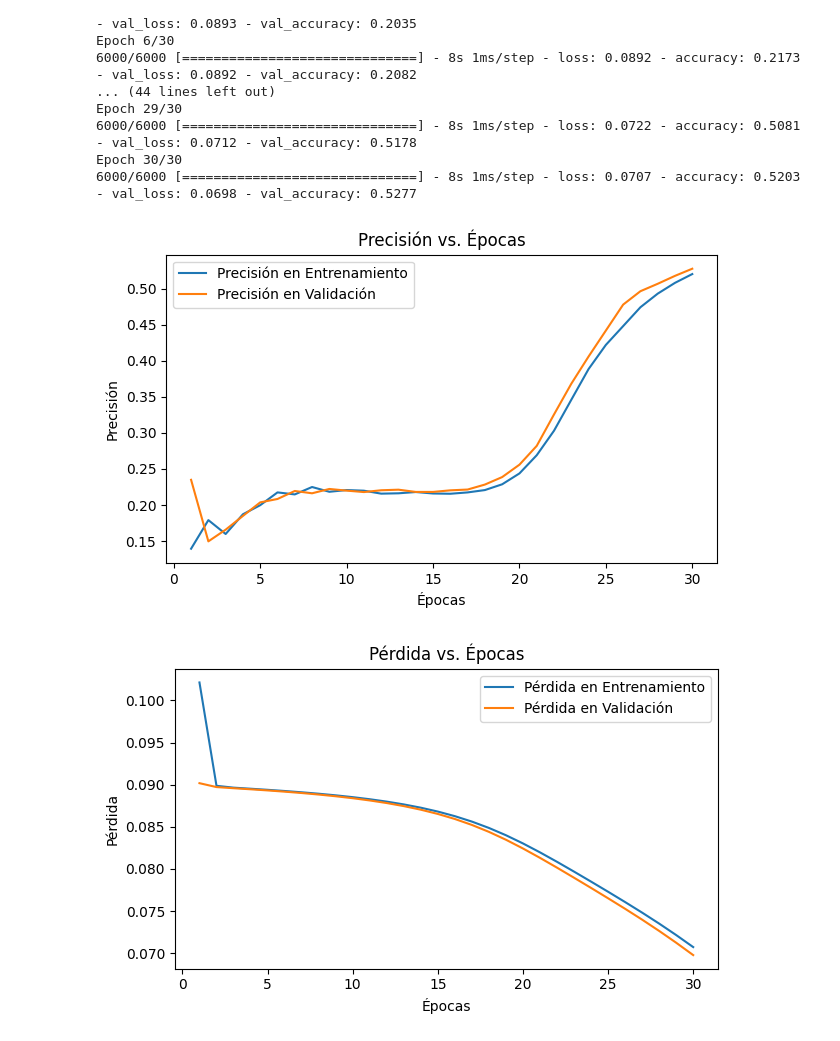
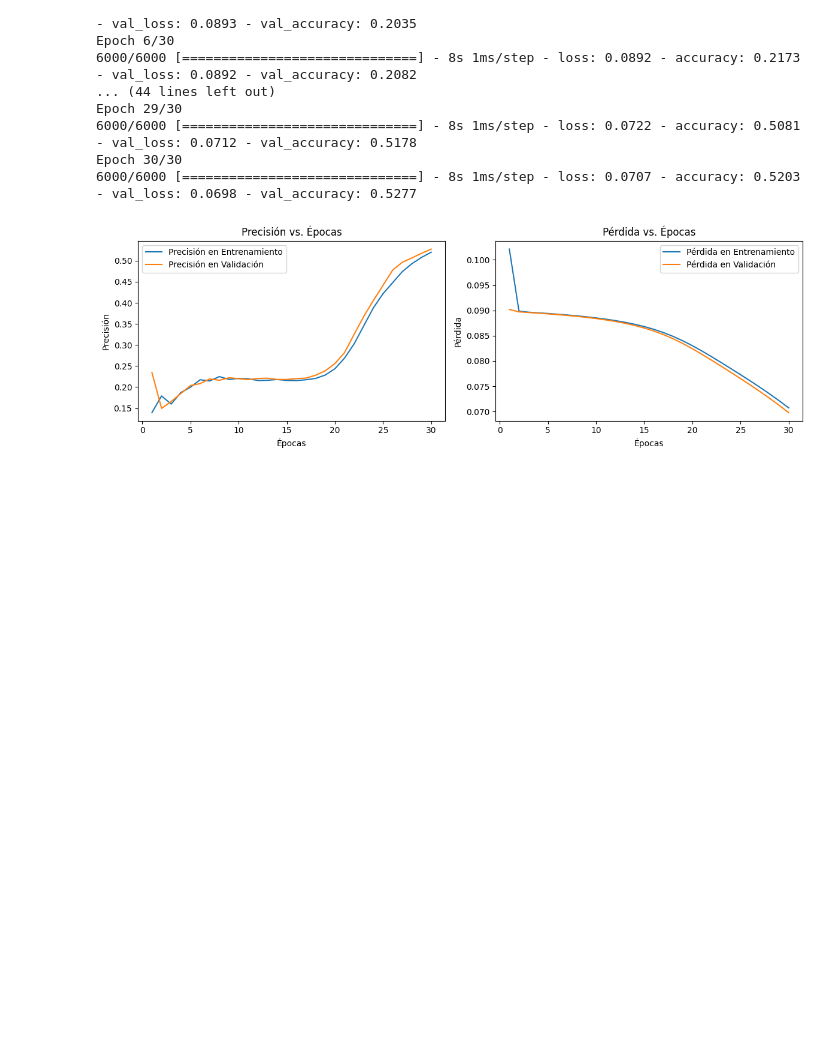
Before and after one commit to AngeLr721/ret_neuronal_con_keras, a Jupyter notebook: red_keras.ipynb, the cells around one changed output. Saved outputs shown, nothing was run; the diff lists cells and outputs as text; code cells hidden in the pictures; blank space fills up the shorter version.

```diff
--- a/red_keras.ipynb
+++ b/red_keras.ipynb
@@ -86,36 +88,32 @@ Epoch 30/30
 # Obtener la precisión y la pérdida del historial de entrenamiento
 train_accuracy = history.history['accuracy']
 val_accuracy = history.history['val_accuracy']
 train_loss = history.history['loss']
 val_loss = history.history['val_loss']
 
 # Crear las gráficas
-plt.figure(figsize=(15.65, 4))
+plt.figure(figsize=(12, 4))
 
 # Gráfica de precisión
 plt.subplot(1, 2, 1)
 plt.plot(range(1, len(train_accuracy) + 1), train_accuracy, label='Precisión en Entrenamiento')
 plt.plot(range(1, len(val_accuracy) + 1), val_accuracy, label='Precisión en Validación')
 plt.title('Precisión vs. Épocas')
 plt.xlabel('Épocas')
 plt.ylabel('Precisión')
 plt.legend()
-
-# Crear las gráficas
-plt.figure(figsize=(12, 4))
 
 # Gráfica de pérdida
 plt.subplot(1, 2, 2)
 plt.plot(range(1, len(train_loss) + 1), train_loss, label='Pérdida en Entrenamiento')
 plt.plot(range(1, len(val_loss) + 1), val_loss, label='Pérdida en Validación')
 plt.title('Pérdida vs. Épocas')
 plt.xlabel('Épocas')
 plt.ylabel('Pérdida')
 plt.legend()
 
 # Mostrar las gráficas
 plt.tight_layout()
 plt.show()
 # %% [output]
-[figure, old version]
+[figure, new version]
-[figure, removed]
```
Also changed, not shown: parts of 4 cells of this notebook.
